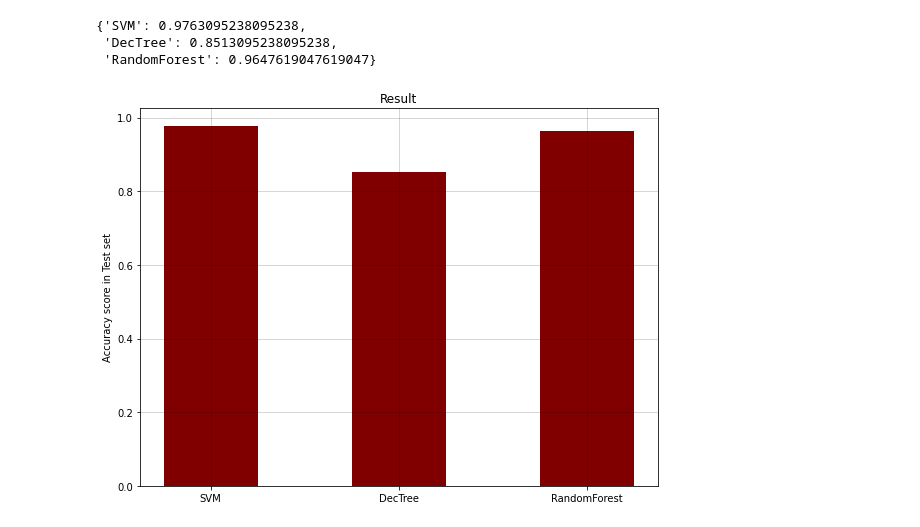
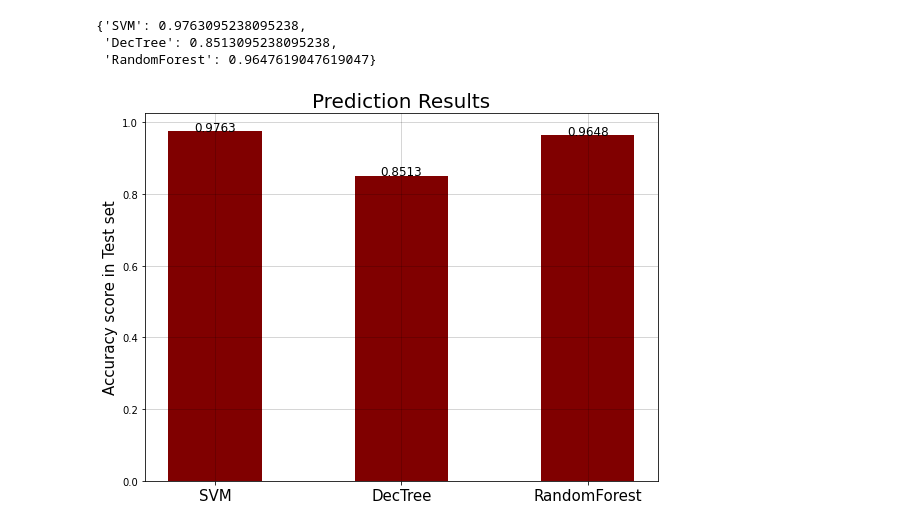
Before and after one commit to dberkerdem/584_Term-Project, a Jupyter notebook: 584_Term-Project.ipynb, the cells around one changed output. Drawn from its saved outputs; the diff is of its cells as text; code cells hidden in the pictures.

```diff
--- a/584_Term-Project.ipynb
+++ b/584_Term-Project.ipynb
@@ -269,14 +269,19 @@ test_accuracy
 # %%
 import matplotlib.pyplot as plt
 
 data = [val for val in test_accuracy.values()]
 methods = [key for key in test_accuracy.keys()]
 
+def add_text(Xtick):
+    for x in Xtick:
+        plt.text(x,test_accuracy[x],"%.4f" % test_accuracy[x],fontsize=12,ha="center")
 fig = plt.figure(figsize = (8, 6))
 plt.bar(methods, data, width=0.5, color="maroon")
-plt.ylabel("Accuracy score in Test set")
-plt.title("Result")
+add_text(methods)
+plt.ylabel("Accuracy score in Test set",fontsize=15)
+plt.xticks(fontsize=15)
+plt.title("Prediction Results",fontsize=20)
 plt.grid(color="black", alpha=0.2)
 plt.show()
 # %% [output]
-[figure, old version]
+[figure, new version]
```
